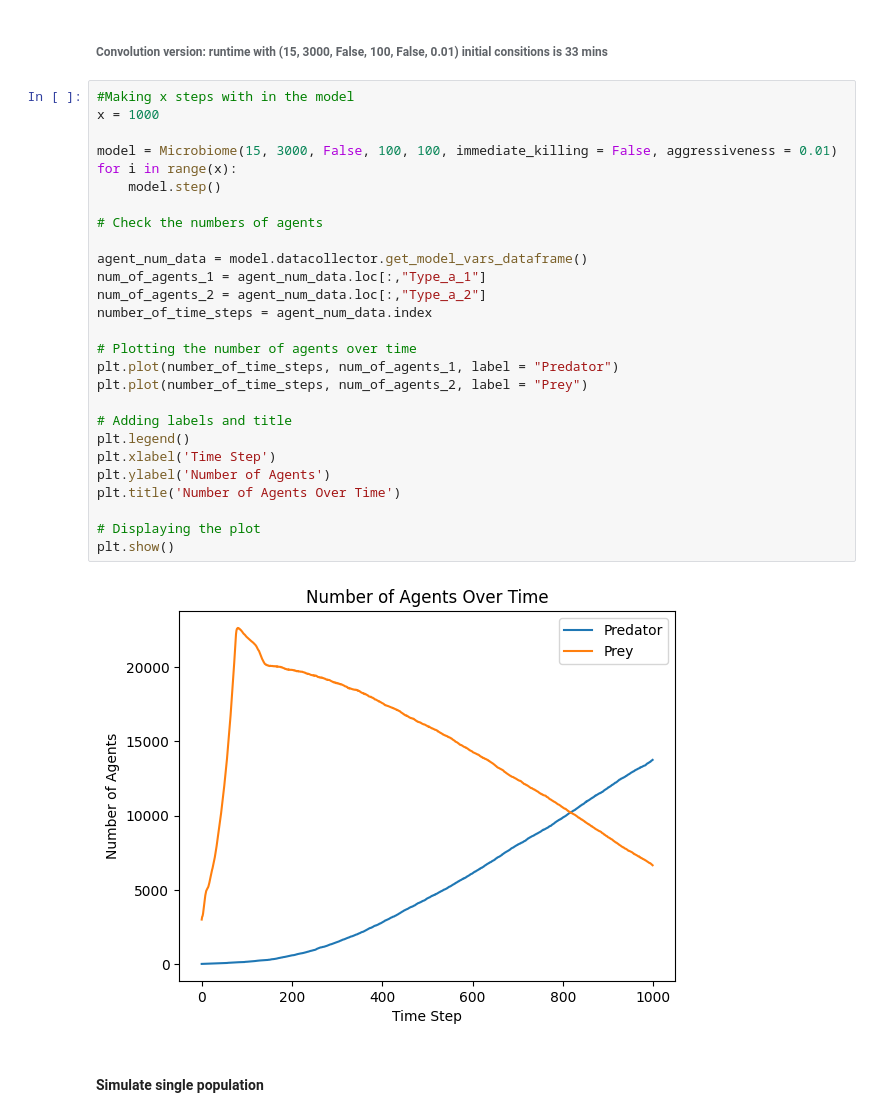
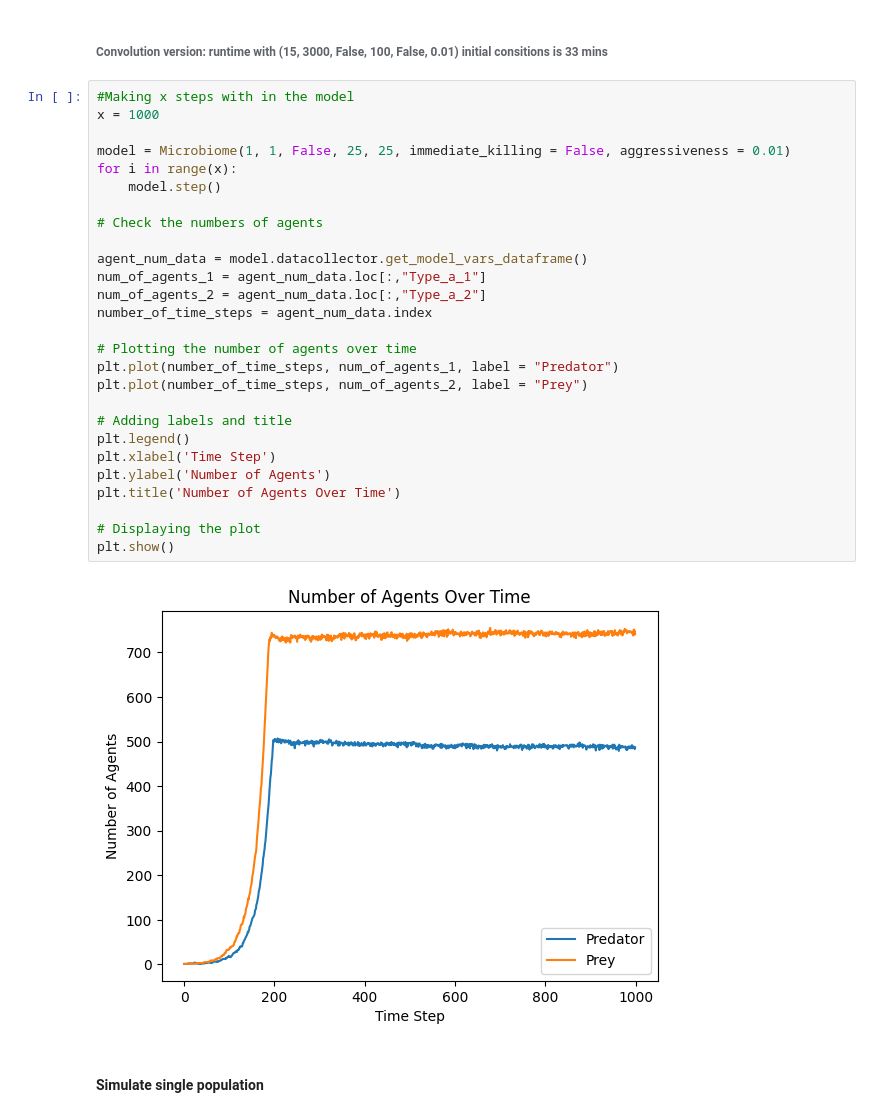
Before and after one commit to IlyaSchneider10/BottMedical_Microbiome, a Jupyter notebook: Play_around.ipynb, the cells around one changed output. Saved outputs shown, nothing was run; the diff lists cells and outputs as text.

```diff
--- a/Play_around.ipynb
+++ b/Play_around.ipynb
@@ -139,32 +143,32 @@ create_batch_report(results)
 # %%
 #Making x steps with in the model
 x = 1000
 
-model = Microbiome(15, 3000, False, 100, 100, immediate_killing = False, aggressiveness = 0.01)
+model = Microbiome(1, 1, False, 25, 25, immediate_killing = False, aggressiveness = 0.01)
 for i in range(x):
     model.step()
 
 # Check the numbers of agents
 
 agent_num_data = model.datacollector.get_model_vars_dataframe()
 num_of_agents_1 = agent_num_data.loc[:,"Type_a_1"]
 num_of_agents_2 = agent_num_data.loc[:,"Type_a_2"]
 number_of_time_steps = agent_num_data.index
 
 # Plotting the number of agents over time
 plt.plot(number_of_time_steps, num_of_agents_1, label = "Predator")
 plt.plot(number_of_time_steps, num_of_agents_2, label = "Prey")
 
 # Adding labels and title
 plt.legend()
 plt.xlabel('Time Step')
 plt.ylabel('Number of Agents')
 plt.title('Number of Agents Over Time')
 
 # Displaying the plot
 plt.show()
 # %% [output]
-[figure, old version]
+[figure, new version]
 # %% [markdown]
 #### Simulate single population
 # %%
```
Also changed, not shown: parts of 3 cells of this notebook, 23 other files.
